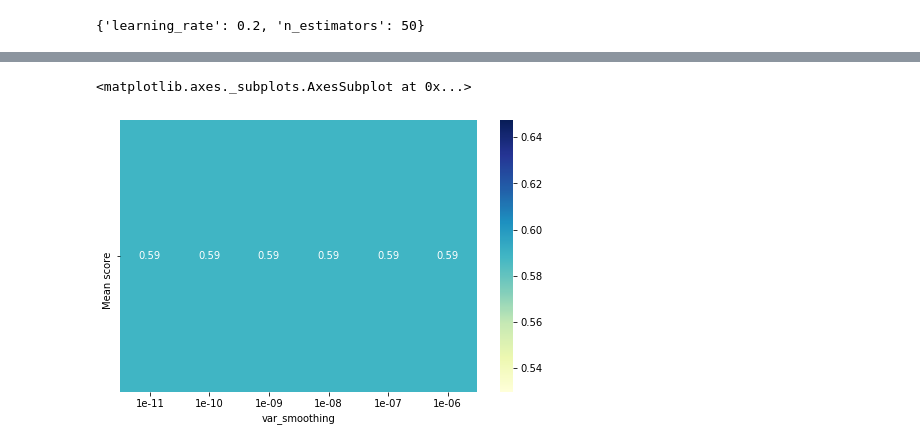
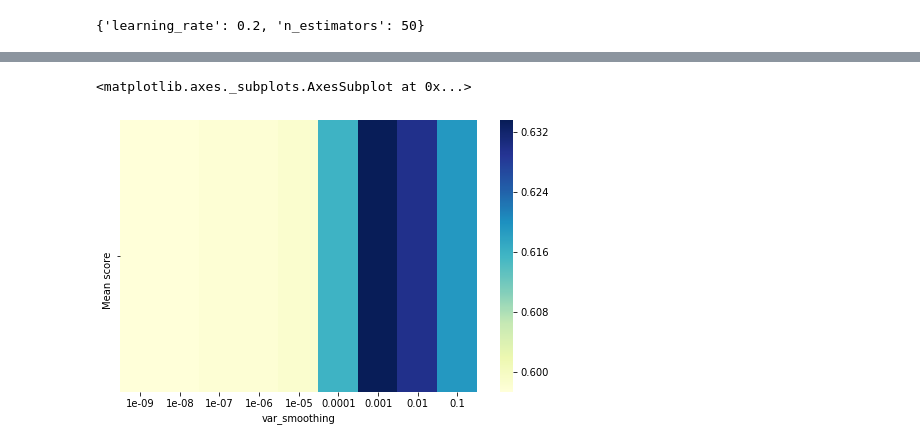
Before and after one commit to Nasar-uddin/kickoff, a Jupyter notebook: fuck me.ipynb, the cells around one changed output, grey strips where cells are left out. Cells and saved outputs as stored; diff of their text form; code cells hidden in the pictures.

```diff
--- a/fuck me.ipynb
+++ b/fuck me.ipynb
@@ -66,7 +66,7 @@ sns.heatmap(lr_hm,cmap='YlGnBu',annot=True)
 from sklearn.svm import SVC
 svm = SVC()
 # %%
-svm_param = {'kernel':['rbf'], 'C':[1, 10,100,1000],'gamma':[1,0.1,0.01,0.001]}
+svm_param = {'kernel':['rbf','sigmoid'], 'C':[1, 10,100,1000],'gamma':[1,0.1,0.01,0.001]}
 # %%
 svm_gs = GridSearchCV(svm,svm_param)
 # %%
@@ -93,9 +108,9 @@ rf = RandomForestClassifier(min_samples_leaf=4,min_samples_split=6)
 rf_param = {'n_estimators':[400,500,600,700,900],
             'max_depth':[30,40,50,60,70]}
 # %%
-#rf_gs = GridSearchCV(rf,rf_param)
+rf_gs = GridSearchCV(rf,rf_param)
 # %%
-#rf_gs.fit(X_train,y_train)
+rf_gs.fit(X_train,y_train)
 # %% [output]
 GridSearchCV(cv='warn', error_score='raise-deprecating',
              estimator=RandomForestClassifier(bootstrap=True, class_weight=None,
@@ -226,7 +236,7 @@ sns.heatmap(ad_hm,cmap='YlGnBu',annot=True)
 from sklearn.naive_bayes import GaussianNB
 # %%
 nb = GaussianNB()
-nb_param = {'priors':[None],'var_smoothing':[1e-06,1e-07,1e-08,1e-09,1e-10,1e-11]}
+nb_param = {'priors':[None],'var_smoothing':[1e-1,1e-2,1e-3,1e-4,1e-5,1e-06,1e-07,1e-08,1e-09]}
 # %%
 nb_gs = GridSearchCV(nb,nb_param)
 # %%
@@ -256,7 +259,7 @@ nb_cr.head()
 # %%
 nb_hm = nb_cr.pivot_table(values='Mean score',columns='var_smoothing')
 plt.figure(figsize=(8,5))
-sns.heatmap(nb_hm,cmap='YlGnBu',annot=True)
+sns.heatmap(nb_hm,cmap='YlGnBu')
 # %% [output]
 <matplotlib.axes._subplots.AxesSubplot at 0x...>
-[figure, old version]
+[figure, new version]
```
Also changed, not shown: parts of 13 cells of this notebook.
